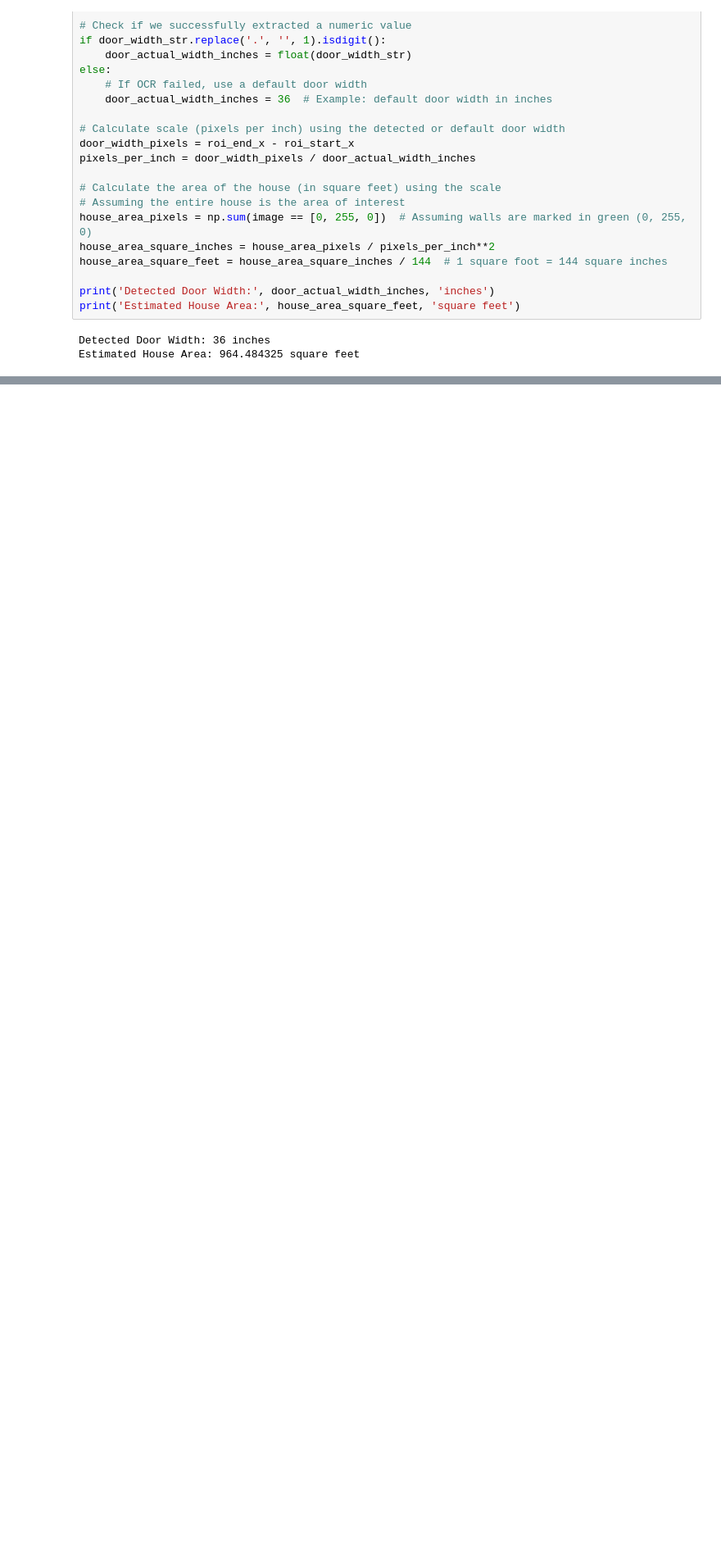
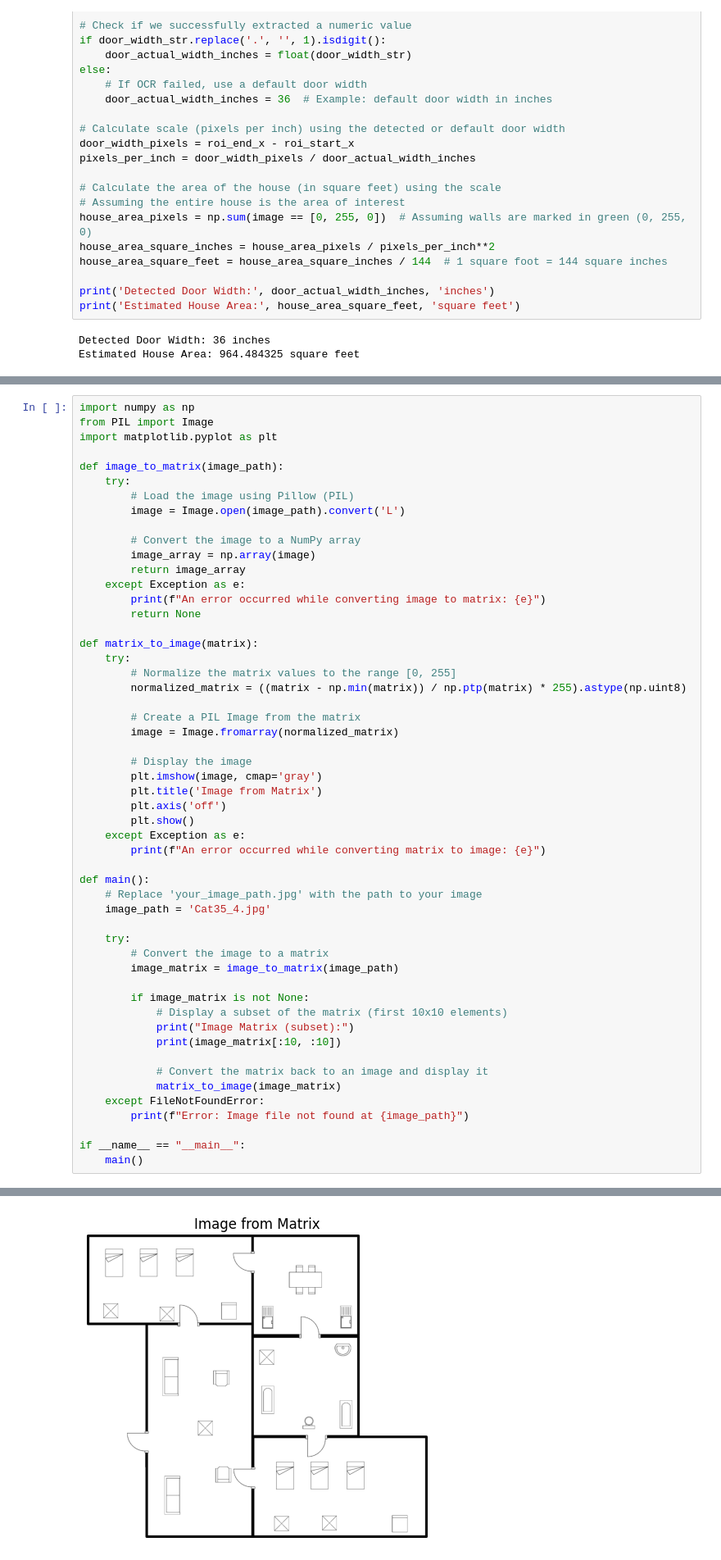
Before and after one commit to Thennavan-Hex/SIH-23, a Jupyter notebook: test.ipynb, the cells around one changed output, grey strips where cells are left out. Shown at 82% size. Saved outputs shown, nothing was run; the diff lists cells and outputs as text; blank space fills up the shorter version.

```diff
--- a/test.ipynb
+++ b/test.ipynb
@@ -144,0 +232,54 @@ Estimated House Area: 964.484325 square feet
+# %%
+import numpy as np
+from PIL import Image
+import matplotlib.pyplot as plt
+
+def image_to_matrix(image_path):
+    try:
+        # Load the image using Pillow (PIL)
+        image = Image.open(image_path).convert('L')
+
+        # Convert the image to a NumPy array
+        image_array = np.array(image)
+        return image_array
+    except Exception as e:
+        print(f"An error occurred while converting image to matrix: {e}")
+        return None
+
+def matrix_to_image(matrix):
+    try:
+        # Normalize the matrix values to the range [0, 255]
+        normalized_matrix = ((matrix - np.min(matrix)) / np.ptp(matrix) * 255).astype(np.uint8)
+
+        # Create a PIL Image from the matrix
+        image = Image.fromarray(normalized_matrix)
+
+        # Display the image
+        plt.imshow(image, cmap='gray')
+        plt.title('Image from Matrix')
+        plt.axis('off')
+        plt.show()
+    except Exception as e:
+        print(f"An error occurred while converting matrix to image: {e}")
+
+def main():
+    # Replace 'your_image_path.jpg' with the path to your image
+    image_path = 'Cat35_4.jpg'
+
+    try:
+        # Convert the image to a matrix
+        image_matrix = image_to_matrix(image_path)
+
+        if image_matrix is not None:
+            # Display a subset of the matrix (first 10x10 elements)
+            print("Image Matrix (subset):")
+            print(image_matrix[:10, :10])
+
+            # Convert the matrix back to an image and display it
+            matrix_to_image(image_matrix)
+    except FileNotFoundError:
+        print(f"Error: Image file not found at {image_path}")
+
+if __name__ == "__main__":
+    main()
+# %% [output]
@@ -144,0 +297 @@ Estimated House Area: 964.484325 square feet
+[figure, added]
```
Also changed, not shown: parts of 6 cells of this notebook.
